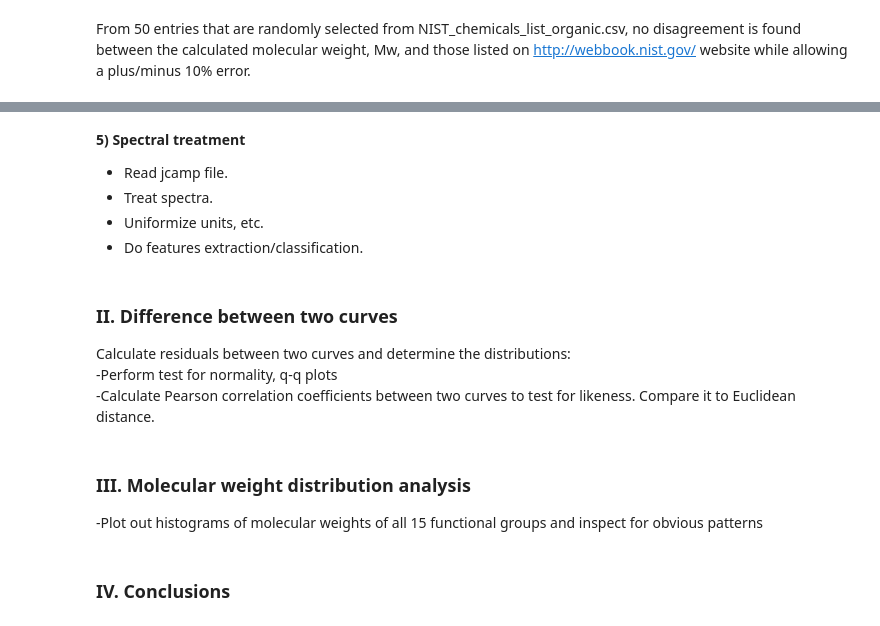
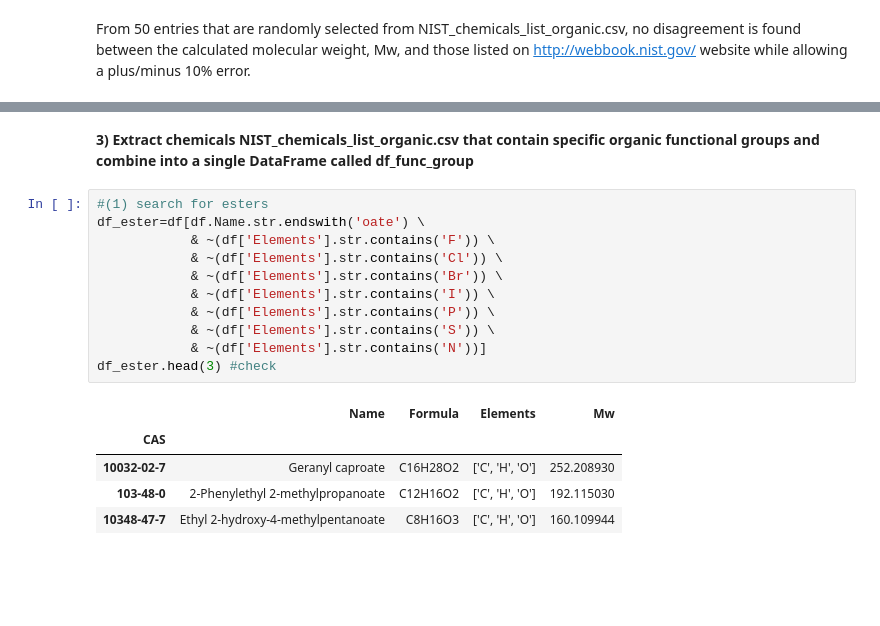
Before and after one commit to rayguna/Mini-Projects, a Jupyter notebook: capstone_project1/capstone_project1_inferential statistics.ipynb, the cells around one changed output, grey strips where cells are left out. Saved outputs shown, nothing was run; the diff lists cells and outputs as text; blank space fills up the shorter version.

```diff
--- a/capstone_project1/capstone_project1_inferential statistics.ipynb
+++ b/capstone_project1/capstone_project1_inferential statistics.ipynb
@@ -249,16 +156,19 @@ if len(requests.get(url).content) >= 1000:
-# %% [markdown]
-<b>5)  Spectral treatment </b>
-- Read jcamp file.
-- Treat spectra.
-- Uniformize units, etc.
-- Do features extraction/classification.
-# %% [markdown]
-### II. Difference between two curves
-Calculate residuals between two curves and determine the distributions:
-    -Perform test for normality, q-q plots
-    -Calculate Pearson correlation coefficients between two curves to test for likeness. Compare it to Euclidean distance.
-# %% [markdown]
-### III. Molecular weight distribution analysis
--Plot out histograms of molecular weights of all 15 functional groups and inspect for obvious patterns
-# %% [markdown]
-### IV. Conclusions
+# %% [markdown]
+<b> 3) Extract chemicals NIST_chemicals_list_organic.csv that contain specific organic functional groups and combine into a single DataFrame called df_func_group </b>
+# %%
+#(1) search for esters
+df_ester=df[df.Name.str.endswith('oate') \
+            & ~(df['Elements'].str.contains('F')) \
+            & ~(df['Elements'].str.contains('Cl')) \
+            & ~(df['Elements'].str.contains('Br')) \
+            & ~(df['Elements'].str.contains('I')) \
+            & ~(df['Elements'].str.contains('P')) \
+            & ~(df['Elements'].str.contains('S')) \
+            & ~(df['Elements'].str.contains('N'))]
+df_ester.head(3) #check
+# %% [output]
+|  | Name | Formula | Elements | Mw |
+| CAS |  |  |  |  |
+| 10032-02-7 | Geranyl caproate | C16H28O2 | ['C', 'H', 'O'] | 252.208930 |
+| 103-48-0 | 2-Phenylethyl 2-methylpropanoate | C12H16O2 | ['C', 'H', 'O'] | 192.115030 |
+| 10348-47-7 | Ethyl 2-hydroxy-4-methylpentanoate | C8H16O3 | ['C', 'H', 'O'] | 160.109944 |
```
Also changed, not shown: parts of 78 cells of this notebook, 2 other files.
